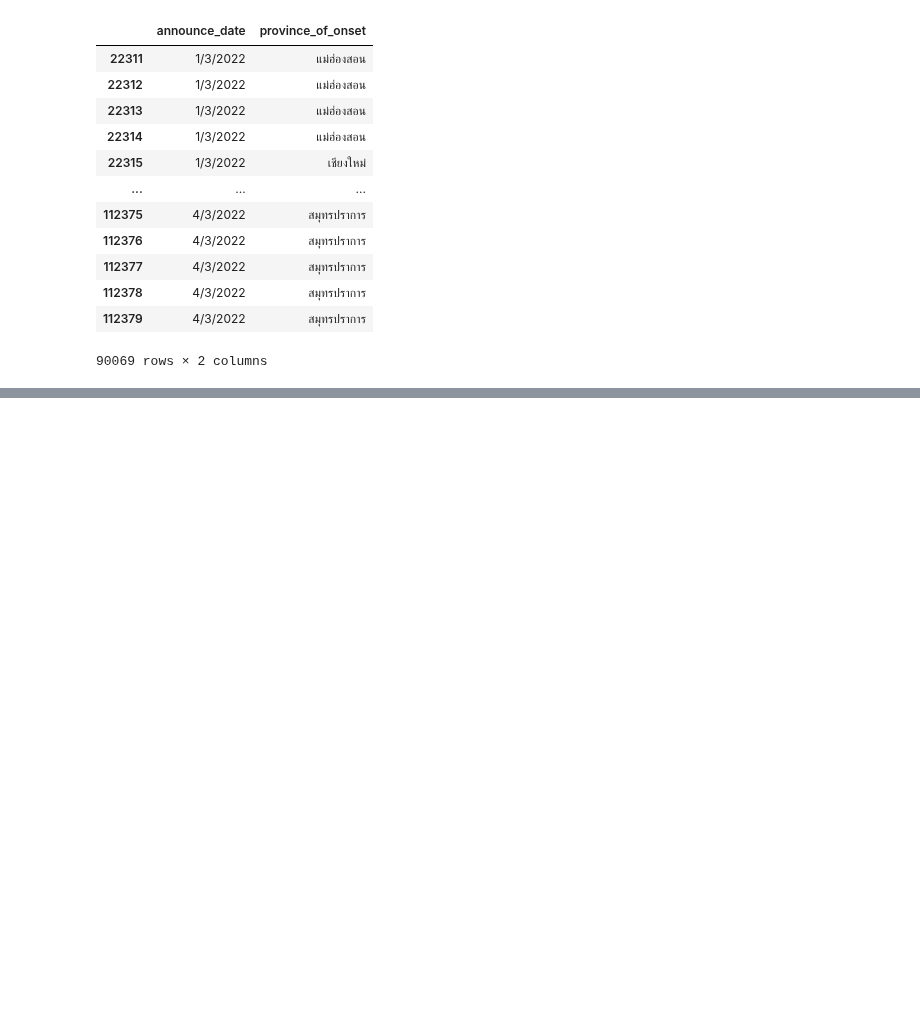
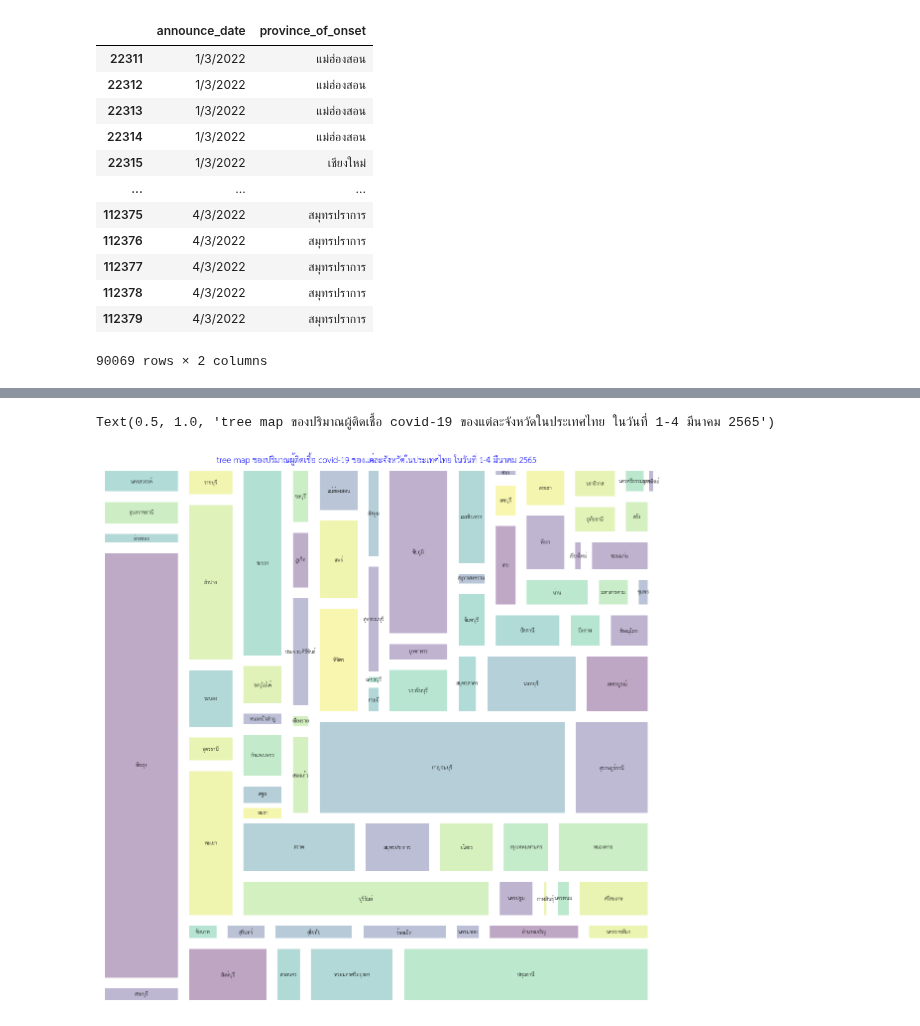
Before and after one commit to SuwareeThammakoonsate/data_viz_2022, a Jupyter notebook: DataViz04_Data_Comparison.ipynb, the cells around one changed output, grey strips where cells are left out. Drawn from its saved outputs; the diff is of its cells as text; code cells hidden in the pictures; blank space fills up the shorter version.

```diff
--- a/DataViz04_Data_Comparison.ipynb
+++ b/DataViz04_Data_Comparison.ipynb
@@ -708,5 +714,6 @@ covid_date2.replace({'กรุงเทพมหานคร.':'กรุงเ
 # %%
-set(covid_date2['province_of_onset'])
+data_province = set(covid_date2['province_of_onset'])
+data_province
 # %% [output]
 {'กระบี่',
  'กรุงเทพมหานคร',
@@ -745,0 +775,4 @@ covid_date3
+# %%
+import matplotlib as mpl
+mpl.font_manager.fontManager.addfont('thsarabunnew-webfont.ttf')
+mpl.rc('font', family='TH Sarabun New')
@@ -745,0 +782,11 @@ covid_date3
+# %%
+plt.subplots(figsize=(20,20)) # สร้างตารางขนาด 16,16
+data = data_province #ให้ดึงข้อมูลที่เป็นชื่อจังหวัดมา
+sizes = covid_date3['announce_date'] # ให้เอาค่าจำนวนคนที่ติด COVID-19 มา
+squarify.plot(sizes,alpha = 0.35, label = data,pad=True)
+plt.axis('off');
+title = 'tree map ของปริมาณผู้ติดเชื้อ covid-19 ของแต่ละจังหวัดในประเทศไทย ในวันที่ 1-4 มีนาคม 2565' #ชื่อตาราง
+plt.title(title,size=16,color='b') # พล็อตชื่อหัวตาราง
+# %% [output]
+Text(0.5, 1.0, 'tree map ของปริมาณผู้ติดเชื้อ covid-19 ของแต่ละจังหวัดในประเทศไทย ในวันที่ 1-4 มีนาคม 2565')
+[figure, added]
```
Also changed, not shown: parts of 18 cells of this notebook.
